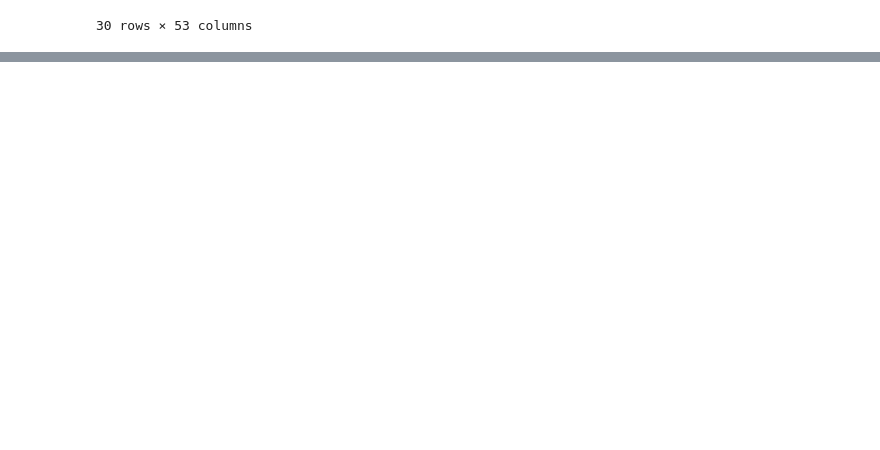
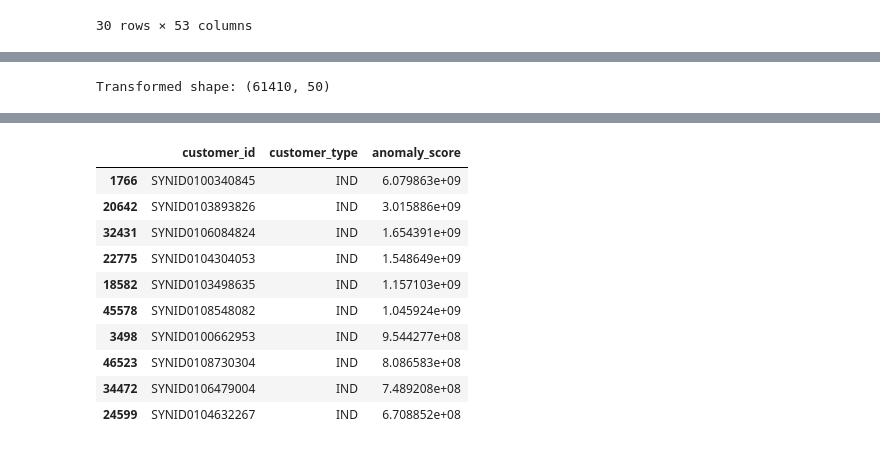
Before and after one commit to GuanlinTony/IMI_Case_Codes, a Jupyter notebook: Semi-supervised_labeling_and_feature_validation.ipynb, the cells around one changed output, grey strips where cells are left out. Drawn from its saved outputs; the diff is of its cells as text; code cells hidden in the pictures; blank space fills up the shorter version.

Commit message:
update semi-supervise modeling

```diff
--- a/Semi-supervised_labeling_and_feature_validation.ipynb
+++ b/Semi-supervised_labeling_and_feature_validation.ipynb
@@ -29,0 +88,36 @@ all_data.head(30)
+# %%
+# =========================================
+# 2. Preprocessing (handles missing + mixed types)
+# =========================================
+# Identify categorical vs numeric columns
+cat_cols = [c for c in X.columns if str(X[c].dtype) in ["object", "category"]]
+num_cols = [c for c in X.columns if c not in cat_cols]
+
+numeric_pipe = Pipeline(steps=[
+    ("imputer", SimpleImputer(strategy="median")),
+    ("scaler", RobustScaler(with_centering=True)) # RobustScaler is safer for heavy-tailed AML features like ratios, counts, gaps
+])
+
+categorical_pipe = Pipeline(steps=[
+    ("imputer", SimpleImputer(strategy="most_frequent")),
+    ("onehot", OneHotEncoder(handle_unknown="ignore", sparse_output=False))
+])
+
+preprocess = ColumnTransformer(
+    transformers=[
+        ("num", numeric_pipe, num_cols),
+        ("cat", categorical_pipe, cat_cols),
+    ],
+    remainder="drop"
+)
+
+# Fit preprocess ONLY on seed normals to avoid leaking anomaly patterns into scaling
+X_seed = X.loc[seed_normal_mask]
+preprocess.fit(X_seed)
+
+X_seed_t = preprocess.transform(X_seed)
+X_all_t  = preprocess.transform(X)
+
+print("Transformed shape:", X_all_t.shape)
+# %% [output]
+Transformed shape: (61410, 50)
@@ -29,0 +183,33 @@ all_data.head(30)
+# %%
+# =========================================
+# 4. Semi-supervised self-training loop
+#    (expand normal set using low-error unlabeled points)
+# =========================================
+X_seed_np = X_seed_t.astype(np.float32)
+X_unlab_np = X_all_t[unlabeled_mask.values].astype(np.float32)
+
+# Step A: train on seed normals
+ae0 = train_ae(X_seed_np, epochs=25, verbose=True)
+
+# Step B: score unlabeled; add "most normal" from unlabeled into normal training
+unlab_scores0 = reconstruction_error(ae0, X_unlab_np)
+
+# Heuristic: take the 30% of unlabeled with lowest reconstruction error as "likely normal"
+q = 0.30   # 30% most-normal unlabeled
+threshold_q = np.quantile(unlab_scores0, q)
+likely_normal_unlab = X_unlab_np[unlab_scores0 <= threshold_q]
+
+print("Likely-normal unlabeled added:", likely_normal_unlab.shape[0])
+
+# Step C: retrain AE on expanded normal data
+X_expanded = np.vstack([X_seed_np, likely_normal_unlab])
+ae1 = train_ae(X_expanded, epochs=25, verbose=True)
+
+# Final scoring for ALL customers
+all_scores = reconstruction_error(ae1, X_all_t.astype(np.float32))
+
+df_scores = df[["customer_id", "customer_type"]].copy()
+df_scores["anomaly_score"] = all_scores
+
+df_scores.sort_values("anomaly_score", ascending=False).head(10)
+# %% [output]
@@ -29,0 +229,11 @@ all_data.head(30)
+|  | customer_id | customer_type | anomaly_score |
+| 1766 | SYNID0100340845 | IND | 6.079863e+09 |
+| 20642 | SYNID0103893826 | IND | 3.015886e+09 |
+| 32431 | SYNID0106084824 | IND | 1.654391e+09 |
+| 22775 | SYNID0104304053 | IND | 1.548649e+09 |
+| 18582 | SYNID0103498635 | IND | 1.157103e+09 |
+| 45578 | SYNID0108548082 | IND | 1.045924e+09 |
+| 3498 | SYNID0100662953 | IND | 9.544277e+08 |
+| 46523 | SYNID0108730304 | IND | 8.086583e+08 |
+| 34472 | SYNID0106479004 | IND | 7.489208e+08 |
+| 24599 | SYNID0104632267 | IND | 6.708852e+08 |
```
Also changed, not shown: parts of 6 cells of this notebook.
